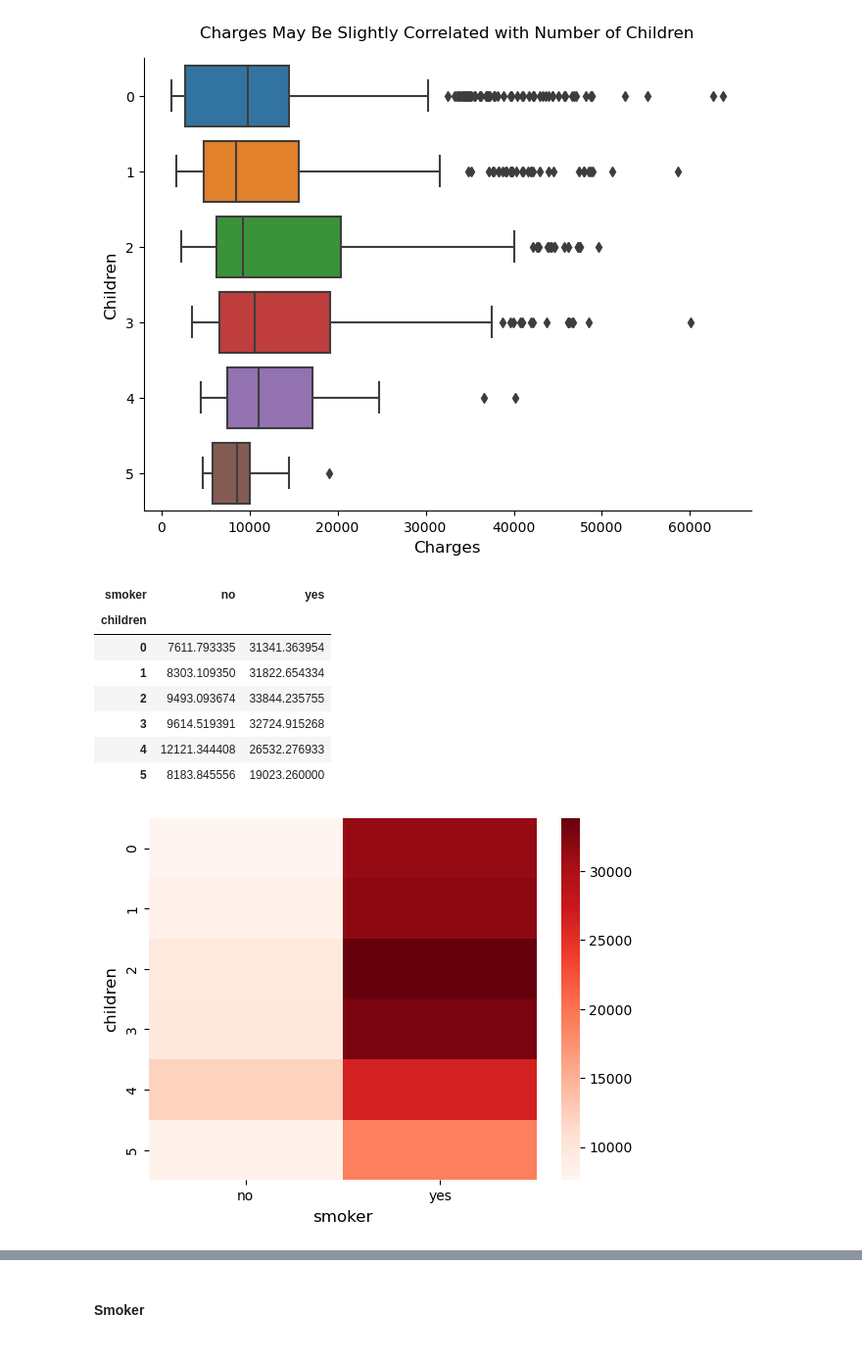
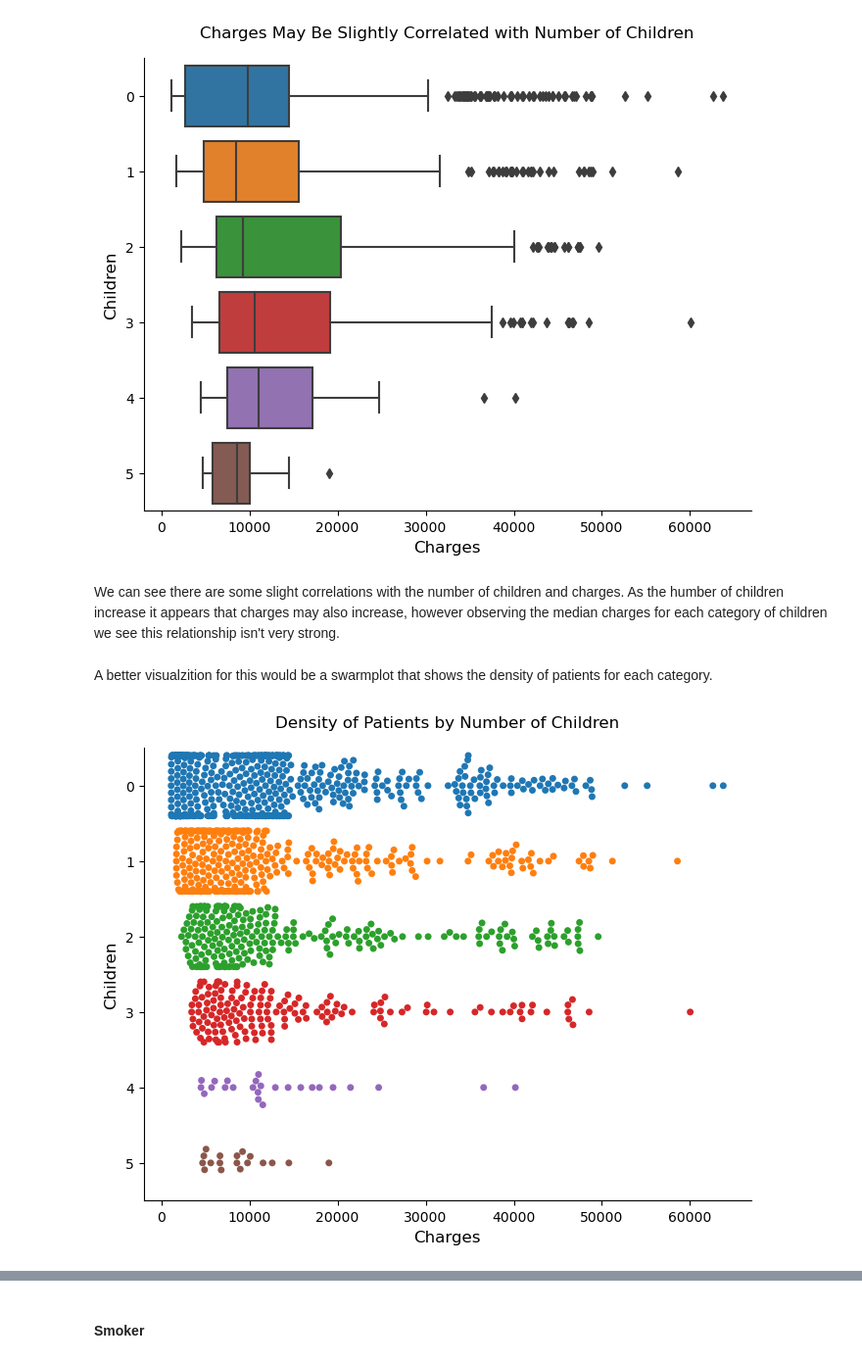
Before and after one commit to KyleThomson99/Portfolio, a Jupyter notebook: Healthcare_Cost_Analysis/EDA.ipynb, the cells around one changed output, grey strips where cells are left out. Shown at 98% size. Cells and saved outputs as stored; diff of their text form; code cells hidden in the pictures.

```diff
--- a/Healthcare_Cost_Analysis/EDA.ipynb
+++ b/Healthcare_Cost_Analysis/EDA.ipynb
@@ -400,20 +400,23 @@ for dir in ['top','right']:
     ax.spines[dir].set_visible(False)
 # %% [output]
 [figure]
-# %%
-# contingency_table = pd.crosstab(df['children'], df['smoker'], normalize = 'columns') * 100
-pivot = df.pivot_table(values = 'charges', index = 'children', columns = 'smoker')
-
-ax = sns.heatmap(data = pivot, cmap = 'Reds')
-
-pivot
-# %% [output]
-| smoker | no | yes |
-| children |  |  |
-| 0 | 7611.793335 | 31341.363954 |
-| 1 | 8303.109350 | 31822.654334 |
-| 2 | 9493.093674 | 33844.235755 |
-| 3 | 9614.519391 | 32724.915268 |
-| 4 | 12121.344408 | 26532.276933 |
-| 5 | 8183.845556 | 19023.260000 |
-[figure, removed]
+# %% [markdown]
+We can see there are some slight correlations with the number of children and charges. As the humber of children increase it appears that charges may also increase, however observing the median charges for each category of children we see this relationship isn't very strong.
+# %% [markdown]
+A better visualzition for this would be a swarmplot that shows the density of patients for each category.
+# %%
+fig = plt.figure(figsize = (8,6))
+ax = sns.swarmplot(
+    data = df,
+    y = 'children',
+    x = 'charges'
+)
+
+ax.set_title('Density of Patients by Number of Children', pad = 15)
+ax.set_ylabel('Children')
+ax.set_xlabel('Charges')
+
+for dir in ['top','right']:
+    ax.spines[dir].set_visible(False)
+# %% [output]
+[figure, added]
```
Also changed, not shown: parts of 2 cells of this notebook.
